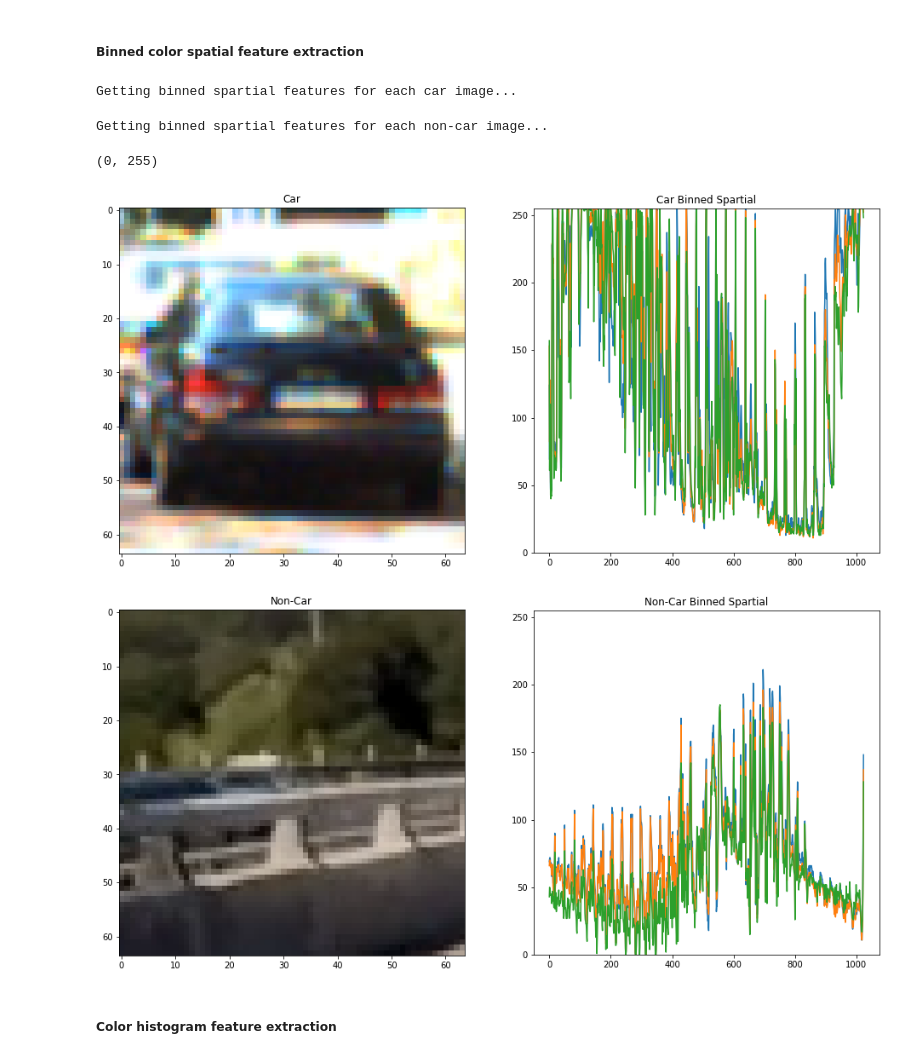
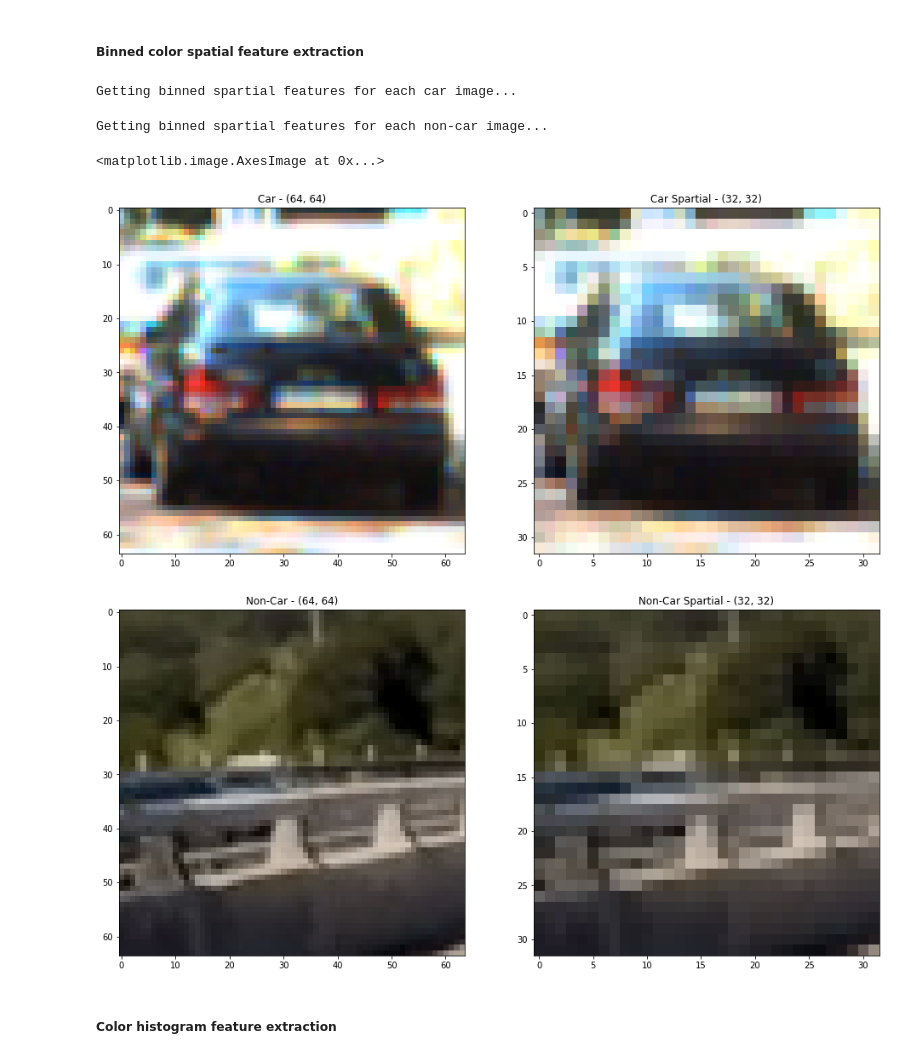
Before and after one commit to tigerinus/CarND-Vehicle-Detection, a Jupyter notebook: VehicleDetection.ipynb, the cells around one changed output. Drawn from its saved outputs; the diff is of its cells as text; code cells hidden in the pictures.

Commit message:
* Fixed visualization for binned color spartial feature extraction

```diff
--- a/VehicleDetection.ipynb
+++ b/VehicleDetection.ipynb
@@ -226,45 +226,42 @@ Getting HOG features for each non-car image...
 # %%
 car_bin_features_list = []
 non_car_bin_features_list = []
 
 print('Getting binned spartial features for each car image...')
 for img in tqdm(car_images):
     features = bin_spatial(img, size=(spatial_size, spatial_size))
     car_bin_features_list.append(features)
 
 #Example - Car
 f = plt.figure(figsize=figure_size)
 f.add_subplot(1,2,1)
-plt.title('Car')
+plt.title('Car - {}'.format(car_images[-1].shape[:2]))
 plt.imshow(car_images[-1])
 
-ax = f.add_subplot(1,2,2)
-ax.set_aspect(4.4)
-plt.title('Car Binned Spartial')
-plt.plot(features.reshape((-1, spatial_size ** 2)).T)
-ax.set_ylim([0, 255])
+f.add_subplot(1,2,2)
+plt.title('Car Spartial - {}'.format((spatial_size, spatial_size)))
+plt.imshow(cv2.resize(car_images[-1], (spatial_size, spatial_size)))
+
 
 print('Getting binned spartial features for each non-car image...')
 for img in tqdm(non_car_images):
     features = bin_spatial(img, size=(spatial_size, spatial_size))
     non_car_bin_features_list.append(features)
 
 #Example - Non-Car
 f = plt.figure(figsize=figure_size)
 f.add_subplot(1,2,1)
-plt.title('Non-Car')
+plt.title('Non-Car - {}'.format(non_car_images[-1].shape[:2]))
 plt.imshow(non_car_images[-1])
 
-ax = f.add_subplot(1,2,2)
-ax.set_aspect(4.4)
-plt.title('Non-Car Binned Spartial')
-plt.plot(features.reshape((-1, spatial_size ** 2)).T)
-ax.set_ylim([0, 255])
+f.add_subplot(1,2,2)
+plt.title('Non-Car Spartial - {}'.format((spatial_size, spatial_size)))
+plt.imshow(cv2.resize(non_car_images[-1], (spatial_size, spatial_size)))
 # %% [output]
 Getting binned spartial features for each car image...
 Getting binned spartial features for each non-car image...
-(0, 255)
+<matplotlib.image.AxesImage at 0x...>
-[figure, old version]
+[figure, new version]
-[figure, old version]
+[figure, new version]
 # %% [markdown]
 ##### Color histogram feature extraction
```
